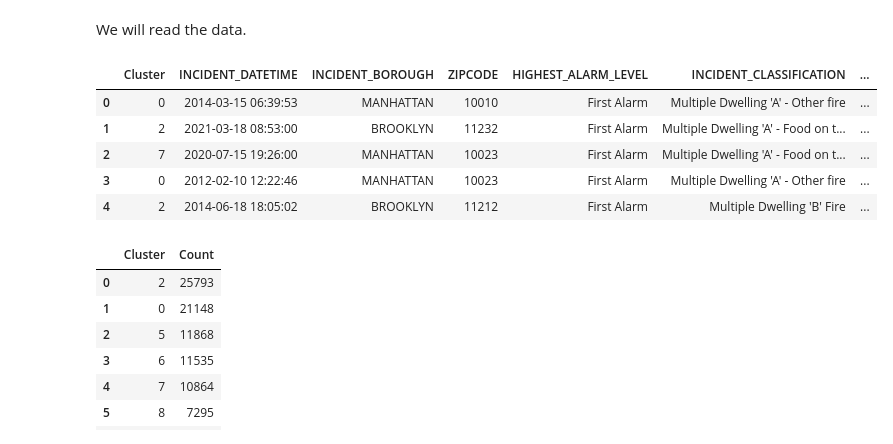
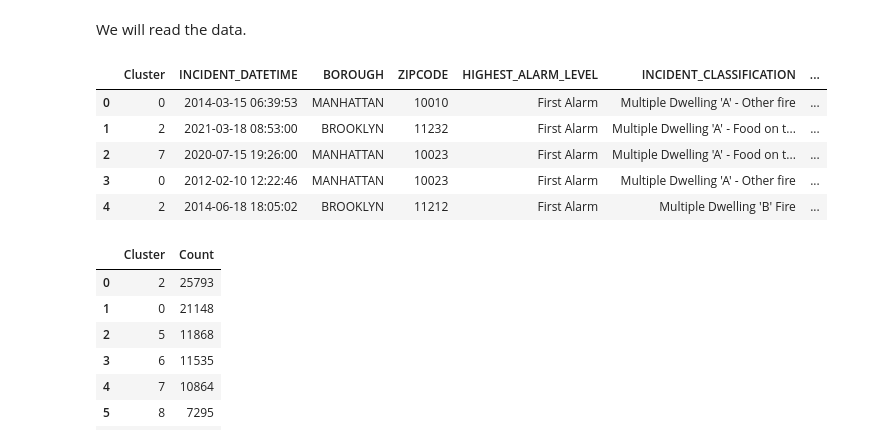
Before and after one commit to kkrusere/Developing-a-Score-to-Measure-Riskiness-of-Residential-Properties-Insurance, a Jupyter notebook: modeling.ipynb, the cells around one changed output. Drawn from its saved outputs; the diff is of its cells as text; code cells hidden in the pictures.

```diff
--- a/modeling.ipynb
+++ b/modeling.ipynb
@@ -371,12 +371,15 @@ def get_borough_df(cluster_df, borough_name):
 We will read the data.
 # %%
 fdnyc_data = pd.read_csv("/content/drive/MyDrive/Capstone Project/MODEL_Fire_Incident_Dispatch_Data.csv")
+# %%
+fdnyc_data.columns = ['Cluster', 'INCIDENT_DATETIME', 'BOROUGH', 'ZIPCODE','HIGHEST_ALARM_LEVEL', 'INCIDENT_CLASSIFICATION','INCIDENT_CLASSIFICATION_GROUP']
 # %%
 fdnyc_data['ZIPCODE'] = fdnyc_data['ZIPCODE'].astype(str)
 fdnyc_data['Cluster'] = fdnyc_data['Cluster'].astype(str)
+fdnyc_data = fdnyc_data.replace(to_replace="RICHMOND / STATEN ISLAND", value="STATEN ISLAND")
 fdnyc_data.head()
 # %% [output]
-|  | Cluster | INCIDENT_DATETIME | INCIDENT_BOROUGH | ZIPCODE | HIGHEST_ALARM_LEVEL | INCIDENT_CLASSIFICATION | ... |
+|  | Cluster | INCIDENT_DATETIME | BOROUGH | ZIPCODE | HIGHEST_ALARM_LEVEL | INCIDENT_CLASSIFICATION | ... |
 | 0 | 0 | 2014-03-15 06:39:53 | MANHATTAN | 10010 | First Alarm | Multiple Dwelling 'A' - Other fire | ... |
 | 1 | 2 | 2021-03-18 08:53:00 | BROOKLYN | 11232 | First Alarm | Multiple Dwelling 'A' - Food on t... | ... |
 | 2 | 7 | 2020-07-15 19:26:00 | MANHATTAN | 10023 | First Alarm | Multiple Dwelling 'A' - Food on t... | ... |
```
Also changed, not shown: parts of 16 cells of this notebook.
